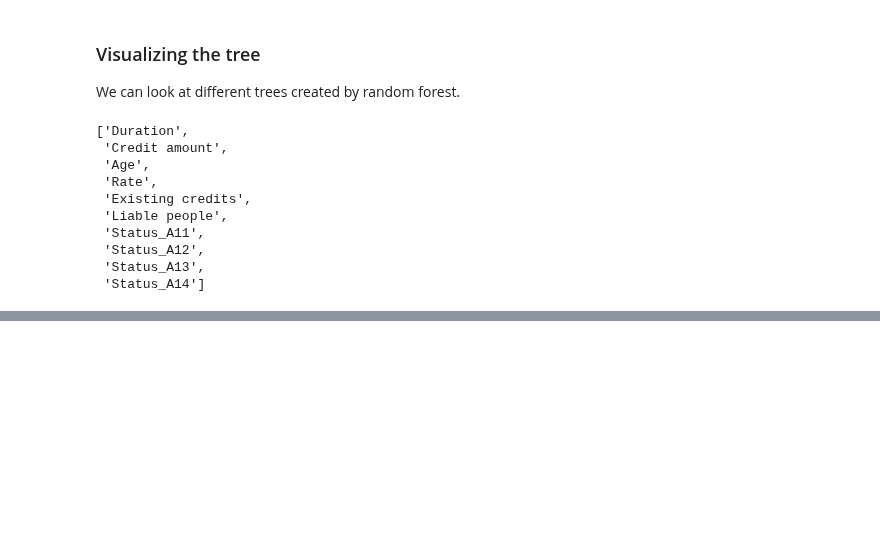
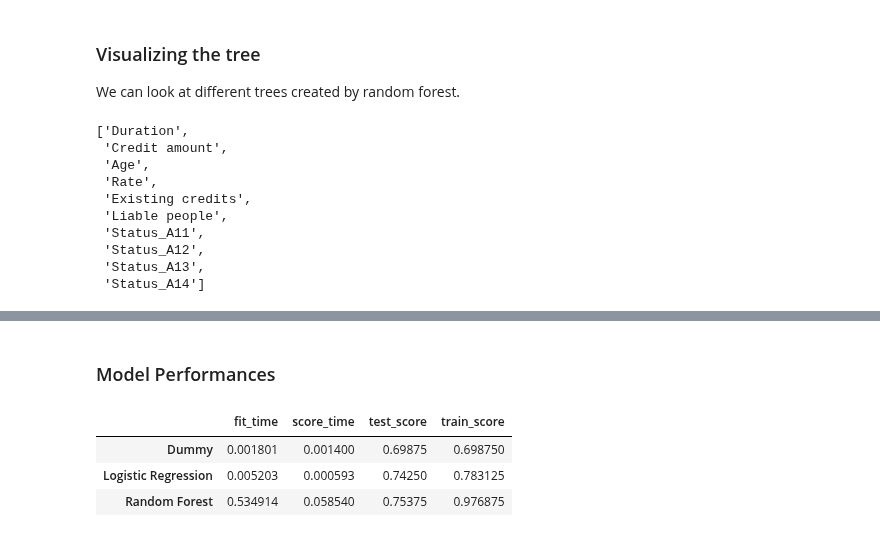
Before and after one commit to jjadeb/DSCI310_Group-12_Credit-Risk-Classification, a Jupyter notebook: model.ipynb, the cells around one changed output, grey strips where cells are left out. Saved outputs shown, nothing was run; the diff lists cells and outputs as text; code cells hidden in the pictures; blank space fills up the shorter version.

Commit message:
Included all the model performance in a table

```diff
--- a/model.ipynb
+++ b/model.ipynb
@@ -381,0 +384,4 @@ plt.legend(loc="best");
+# %%
+results["Logistic Regression"] = pd.DataFrame(scores_updated).mean()
+
+pd.DataFrame(results).T
@@ -528,3 +538,14 @@ for i in range(3):
 [drawing not drawn]
 [drawing not drawn]
 [drawing not drawn]
+# %% [markdown]
+### Model Performances
+# %%
+results["Random Forest"] = pd.DataFrame(scores_rf_parameterised).mean()
+
+pd.DataFrame(results).T
+# %% [output]
+|  | fit_time | score_time | test_score | train_score |
+| Dummy | 0.001801 | 0.001400 | 0.69875 | 0.698750 |
+| Logistic Regression | 0.005203 | 0.000593 | 0.74250 | 0.783125 |
+| Random Forest | 0.534914 | 0.058540 | 0.75375 | 0.976875 |
```
Also changed, not shown: parts of 11 cells of this notebook.
